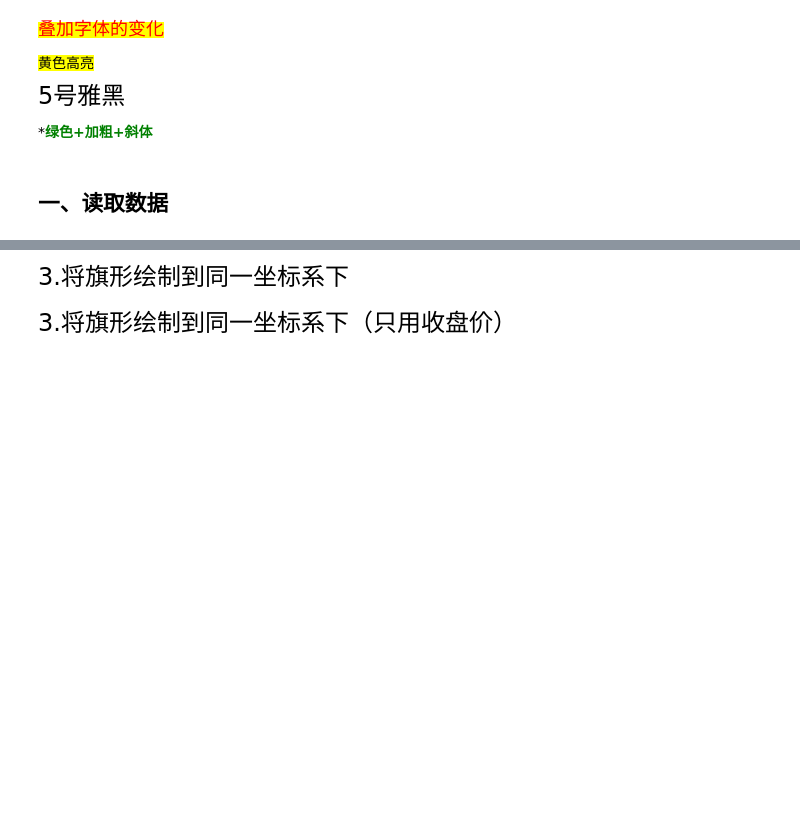
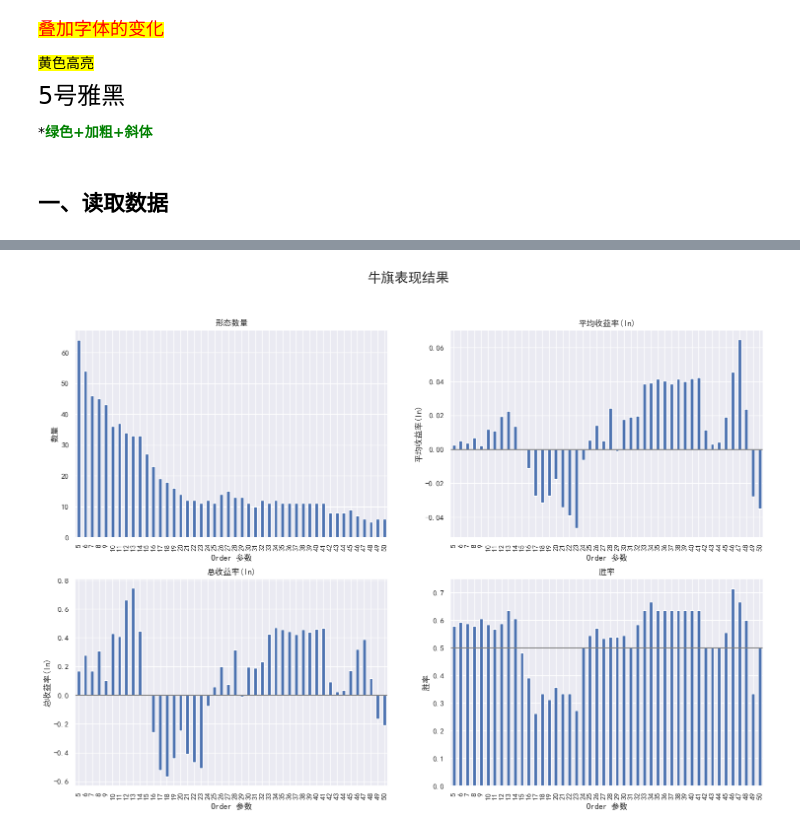
Before and after one commit to Harrision-Cyber/Flag-Pattern, a Jupyter notebook: 【trend line】识别旗形形态.ipynb, the cells around one changed output, grey strips where cells are left out. Drawn from its saved outputs; the diff is of its cells as text; code cells hidden in the pictures; blank space fills up the shorter version.

```diff
--- a/【trend line】识别旗形形态.ipynb
+++ b/【trend line】识别旗形形态.ipynb
@@ -801,8 +247,0 @@ if __name__ == "__main__":
-# %%
-print("数据框的列名:", data.columns.tolist())
-
-data.index
-
-data = data_raw.copy()
-
-data
@@ -1660,4 +247,0 @@ if __name__ == '__main__':
-# %% [markdown]
-<font color=steel size=5 face=雅黑>3.将旗形绘制到同一坐标系下</font>
-# %% [markdown]
-<font color=steel size=5 face=雅黑>3.将旗形绘制到同一坐标系下（只用收盘价）</font>
@@ -1663,0 +510,55 @@ if __name__ == '__main__':
+# %%
+import seaborn as sns
+# 设置样式
+sns.set_theme(style="darkgrid")
+# sns.set_theme() 函数可以接受以下参数：
+# context：控制绘图元素的比例，可选值有 "paper"、"notebook"、"talk"、"poster"，默认为 "notebook"
+# style：控制绘图美学风格，可选值有 "darkgrid"、"whitegrid"、"dark"、"white"、"ticks"
+# palette：控制颜色方案，可使用 Seaborn 内置调色板如 "deep"、"muted"、"bright" 等
+# font：设置字体系列
+# font_scale：字体大小的缩放因子
+# color_codes：是否启用简短颜色代码
+# rc：可传递字典覆盖默认的 matplotlib 参数
+
+# sns.set_theme()与plt.style.use的区别：
+# 1. sns.set_theme()是seaborn的新API，设置默认主题，包括颜色、网格等
+# 2. plt.style.use直接使用Matplotlib的样式表，'seaborn-v0_8-bright'是保留的旧版seaborn风格
+# sns.set_style("whitegrid")  # 设置网格样式
+
+# 设置支持中文的字体
+plt.rcParams['font.sans-serif'] = ['SimHei']  # 设置默认字体为黑体
+plt.rcParams['axes.unicode_minus'] = False  # 解决保存图像时负号'-'显示为方块的问题
+
+# plt.style.use('seaborn-v0_8-bright')  # 使用seaborn亮色主题
+fig, ax = plt.subplots(2, 2, figsize=(18, 12))  # 创建2x2的子图，设置图表大小为18x12
+
+fig.suptitle("牛旗表现结果", fontsize=20)  # 设置总标题
+
+# 绘制牛市旗形的四个指标
+results_df['bull_flag_count'].plot.bar(ax=ax[0,0])  # 形态数量柱状图
+results_df['bull_flag_avg'].plot.bar(ax=ax[0,1])  # 平均收益柱状图
+results_df['bull_flag_total'].plot.bar(ax=ax[1,0])  # 总收益柱状图
+results_df['bull_flag_wr'].plot.bar(ax=ax[1,1])  # 胜率柱状图
+
+# 添加参考线
+ax[0,1].hlines(0.0, xmin=-1, xmax=len(orders), color='gray')  # 平均收益为0的参考线
+ax[1,0].hlines(0.0, xmin=-1, xmax=len(orders), color='gray')  # 总收益为0的参考线
+ax[1,1].hlines(0.5, xmin=-1, xmax=len(orders), color='gray')  # 胜率为50%的参考线
+
+# 设置子图标题和标签
+ax[0,0].set_title('形态数量')  # 形态数量子图标题
+ax[0,0].set_xlabel('Order 参数')  # x轴标签
+ax[0,0].set_ylabel('数量')  # y轴标签
+ax[0,1].set_title('平均收益率(ln)')  # 平均收益子图标题
+ax[0,1].set_xlabel('Order 参数')  # x轴标签
+ax[0,1].set_ylabel('平均收益率(ln)')  # y轴标签
+ax[1,0].set_title('总收益率(ln)')  # 总收益子图标题
+ax[1,0].set_xlabel('Order 参数')  # x轴标签
+ax[1,0].set_ylabel('总收益率(ln)')  # y轴标签
+ax[1,1].set_title('胜率')  # 胜率子图标题
+ax[1,1].set_xlabel('Order 参数')  # x轴标签
+ax[1,1].set_ylabel('胜率')  # y轴标签
+
+plt.show()  # 显示图表
+# %% [output]
+[figure, added]
```
Also changed, not shown: parts of 22 cells of this notebook, 19 other files.
